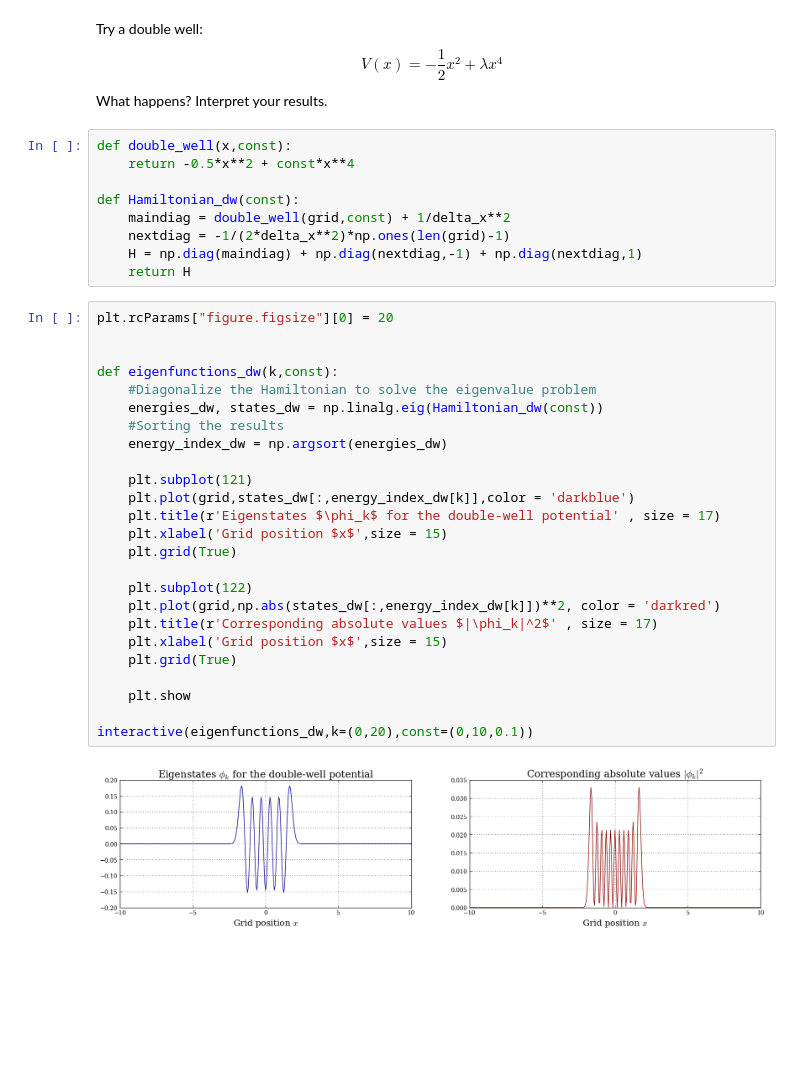
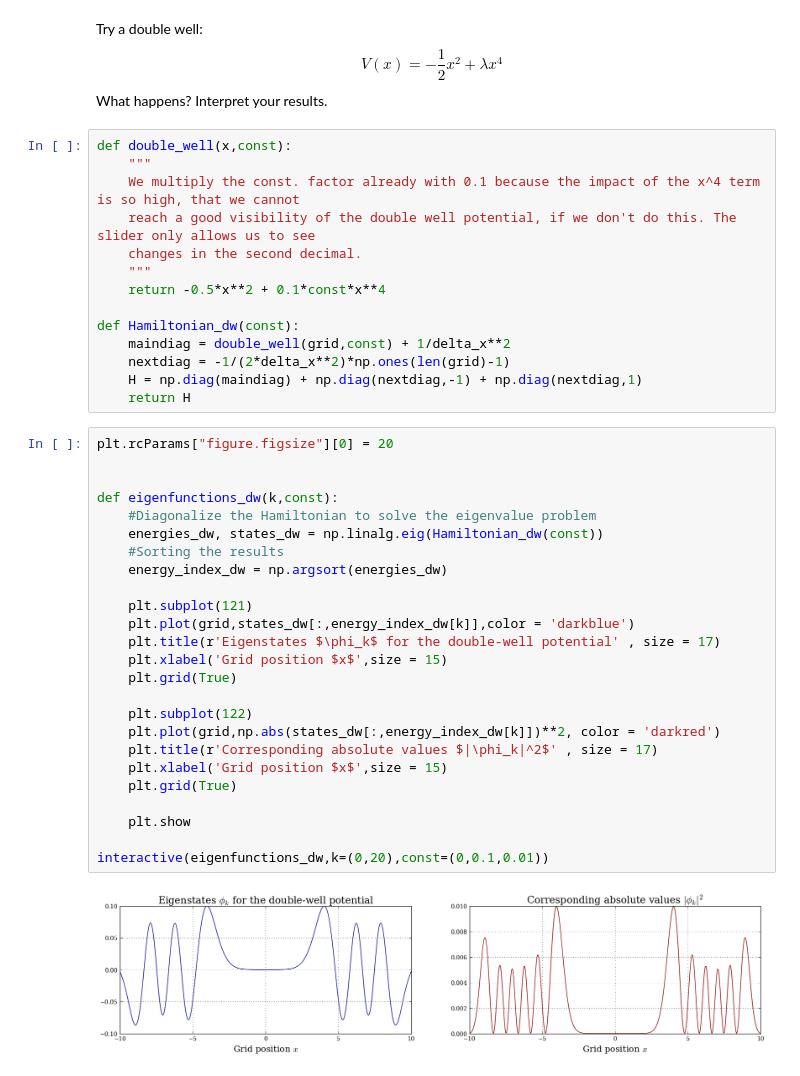
Before and after one commit to mathieukaltschmidt/Computational-Quantum-Dynamics, a Jupyter notebook: Exercise sheet 1/Exercise1 Mathieu Kaltschmidt.ipynb, the cells around one changed output. Drawn from its saved outputs; the diff is of its cells as text; blank space fills up the shorter version.

```diff
--- a/Exercise sheet 1/Exercise1 Mathieu Kaltschmidt.ipynb
+++ b/Exercise sheet 1/Exercise1 Mathieu Kaltschmidt.ipynb
@@ -427,7 +488,12 @@ $$
 What happens? Interpret your results.
 # %%
 def double_well(x,const):
-    return -0.5*x**2 + const*x**4
+    """
+    We multiply the const. factor already with 0.1 because the impact of the x^4 term is so high, that we cannot
+    reach a good visibility of the double well potential, if we don't do this. The slider only allows us to see
+    changes in the second decimal.
+    """
+    return -0.5*x**2 + 0.1*const*x**4
 
 def Hamiltonian_dw(const):
     maindiag = double_well(grid,const) + 1/delta_x**2
@@ -437,29 +503,29 @@ def Hamiltonian_dw(const):
 # %%
 plt.rcParams["figure.figsize"][0] = 20
 
 
 def eigenfunctions_dw(k,const):
     #Diagonalize the Hamiltonian to solve the eigenvalue problem
     energies_dw, states_dw = np.linalg.eig(Hamiltonian_dw(const))
     #Sorting the results
     energy_index_dw = np.argsort(energies_dw)
 
     plt.subplot(121)
     plt.plot(grid,states_dw[:,energy_index_dw[k]],color = 'darkblue')
     plt.title(r'Eigenstates $\phi_k$ for the double-well potential' , size = 17)
     plt.xlabel('Grid position $x$',size = 15)
     plt.grid(True)
 
     plt.subplot(122)
     plt.plot(grid,np.abs(states_dw[:,energy_index_dw[k]])**2, color = 'darkred')
     plt.title(r'Corresponding absolute values $|\phi_k|^2$' , size = 17)
     plt.xlabel('Grid position $x$',size = 15)
     plt.grid(True)
 
     plt.show
 
-interactive(eigenfunctions_dw,k=(0,20),const=(0,10,0.1))
+interactive(eigenfunctions_dw,k=(0,20),const=(0,0.1,0.01))
 # %% [output]
-[figure, old version]
+[figure, new version]
 # %% [markdown]
 ### Interpretation:
```
Also changed, not shown: parts of 12 cells of this notebook, 4 other files.
